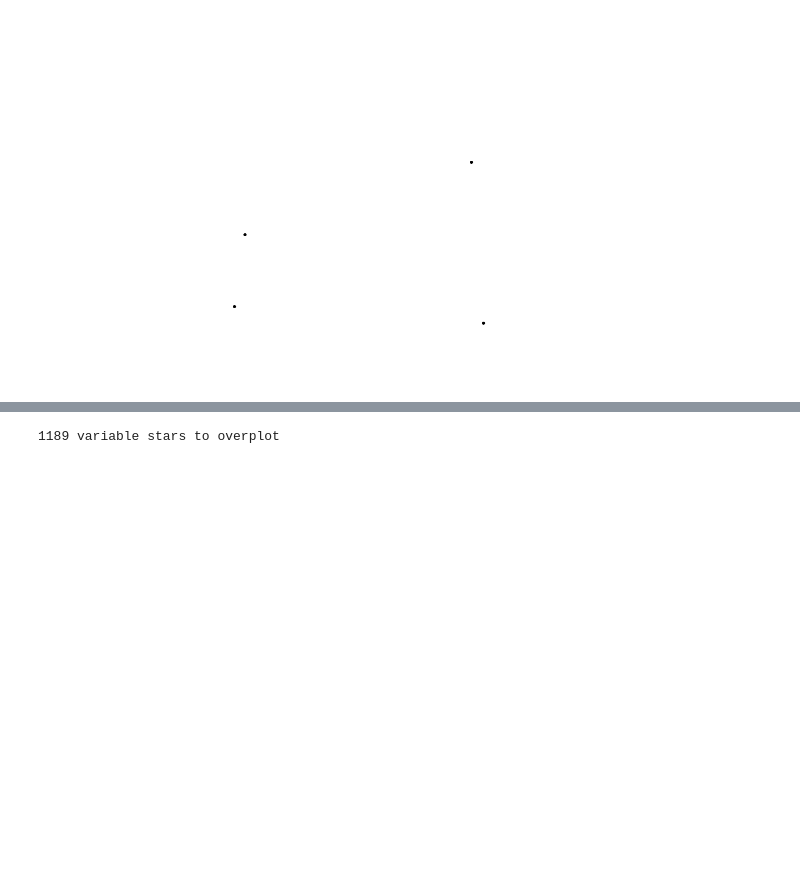
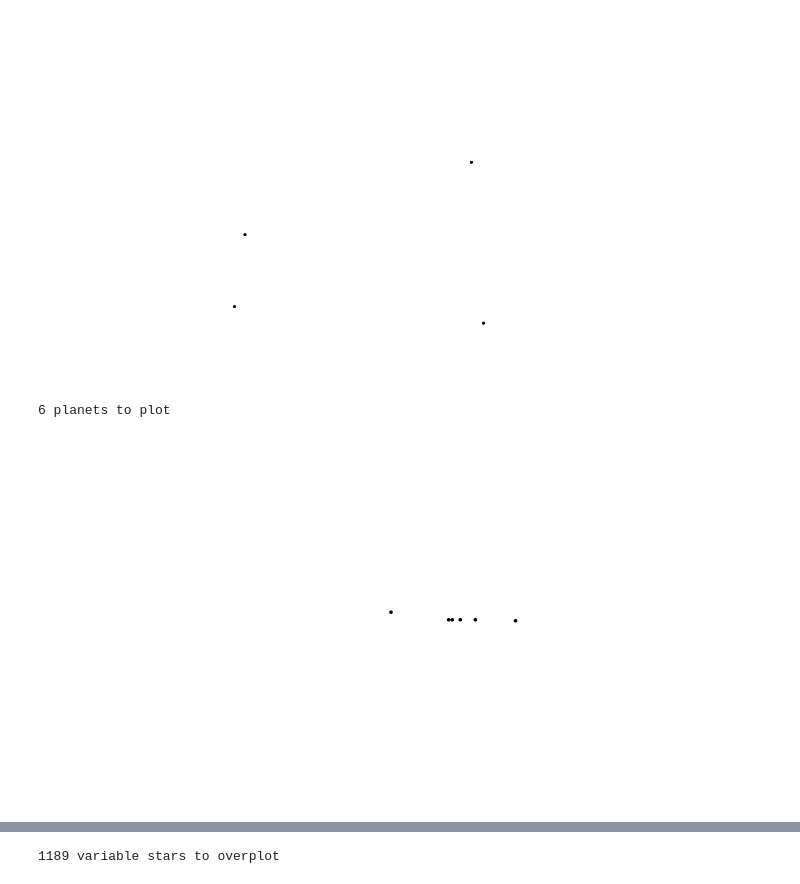
Before and after one commit to kurzgesagt-inanutshell/The-Night-Sky, a Jupyter notebook: 6_plot_maps.ipynb, the cells around one changed output, grey strips where cells are left out. Drawn from its saved outputs; the diff is of its cells as text; code cells hidden in the pictures; blank space fills up the shorter version.

```diff
--- a/6_plot_maps.ipynb
+++ b/6_plot_maps.ipynb
@@ -89,6 +89,8 @@ asterisms = pd.read_csv('./data/processed/asterisms.csv')
 constellations = pd.read_csv('./data/processed/constellations.csv')
 const_names = pd.read_csv('./data/processed/centered_constellations.csv', encoding="latin-1")
 messiers = pd.read_csv('./data/processed/messier_ngc_processed_sorted.csv')
+planets = pd.read_csv('./data/processed/planets.csv')
+
 display(messiers.head())
 
 print(len(stars), 'stars to plot')
@@ -97,6 +99,9 @@ print(len(constellations), 'constellations to plot')
 print(len(const_names), 'constellation names to plot')
 print(len(messiers), 'messier objects to plot')
 print(len(messiers[pd.notnull(messiers['proper_name'])]), 'named messiers to plot')
+print(len(planets), 'planets to plot')
+
+display(planets.head())
 
 figsize = (20, 10)
 const_color = '#ff2620'
@@ -316,3 +348,24 @@ set_save_image(fig, './figures/star_fills_biggest.pdf')
 # %% [output]
 7717 non-variable stars to plot
 [figure]
+# %%
+fig = plt.figure(figsize=figsize)
+ax = plt.axes(projection=ccrs.PlateCarree(180))
+ax.set_global()
+ax.background_patch.set_fill(False)
+
+planets = planets[planets['color'] != '#000000']
+print(len(planets), 'planets to plot')
+
+for index, row in planets.iterrows():
+    if row['sorted_magsize'] == 30:
+        ax.text(row['ra']*360/24, row['dec'], u"\u2022", transform=ccrs.Geodetic(),
+                fontproperties=prop_seguihis, fontsize=(row['sorted_magsize']),
+                alpha=1, color="#000000", ha='center', va='center')
+
+ax.set_xlim(ax.get_xlim()[::-1])
+ax.axis('off')
+set_save_image(fig, './figures/planets.pdf')
+# %% [output]
+6 planets to plot
+[figure, added]
```
Also changed, not shown: parts of 7 cells of this notebook, 36 other files.
